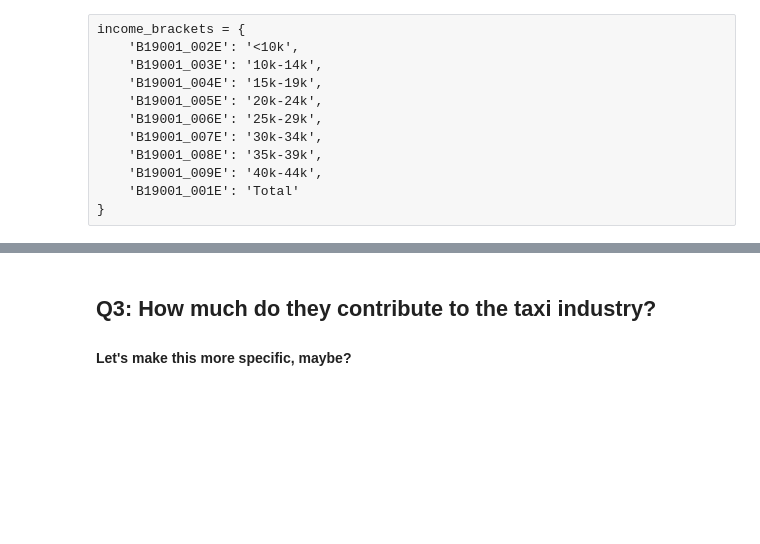
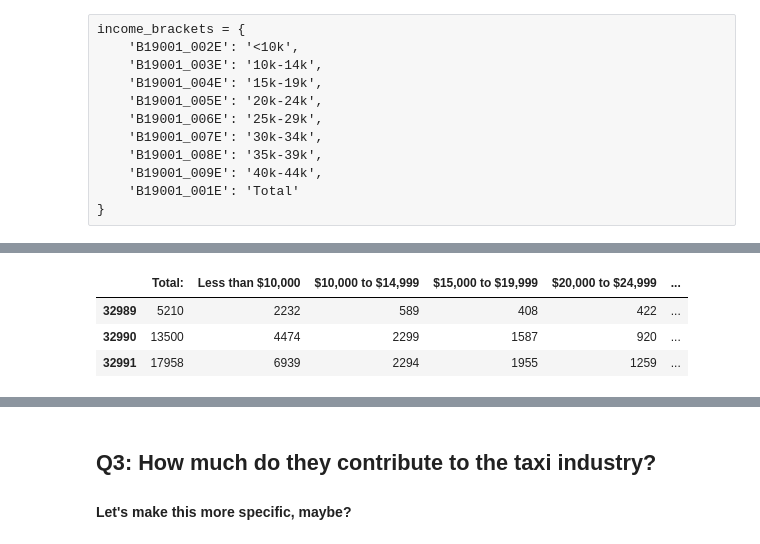
Before and after one commit to cjallow/DataScience-Project, a Jupyter notebook: JP_Explorer.ipynb, the cells around one changed output, grey strips where cells are left out. Saved outputs shown, nothing was run; the diff lists cells and outputs as text; code cells hidden in the pictures; blank space fills up the shorter version.

```diff
--- a/JP_Explorer.ipynb
+++ b/JP_Explorer.ipynb
@@ -123,2 +131,10 @@ tempDF.head()
 # %%
+tempget = c.acs5.zipcode((tuple([key[0] for key in income_brackets.items()])), Census.ALL, year=2011)
+tempDF = pd.DataFrame(tempget)
 tempDF.columns = [income_brackets[tempDF.columns[i]] if i < len(income_brackets) else tempDF.columns[i] for i in range(len(tempDF.columns))]
+tempDF[tempDF[tempDF.columns[-1]].isin(["00601", "00602", "00603"])]
+# %% [output]
+|  | Total: | Less than $10,000 | $10,000 to $14,999 | $15,000 to $19,999 | $20,000 to $24,999 | ... |
+| 32989 | 5210 | 2232 | 589 | 408 | 422 | ... |
+| 32990 | 13500 | 4474 | 2299 | 1587 | 920 | ... |
+| 32991 | 17958 | 6939 | 2294 | 1955 | 1259 | ... |
```
Also changed, not shown: parts of 12 cells of this notebook.
